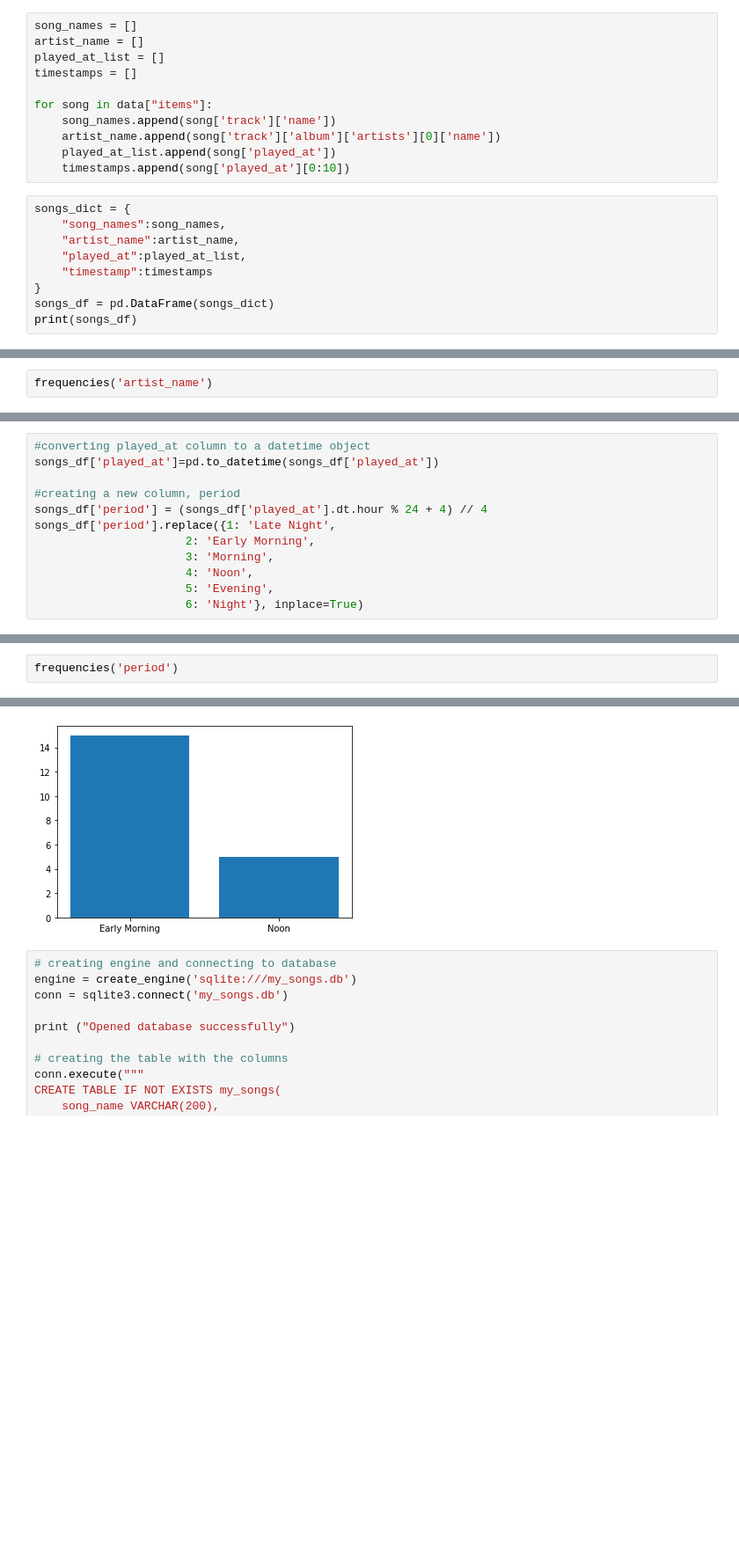
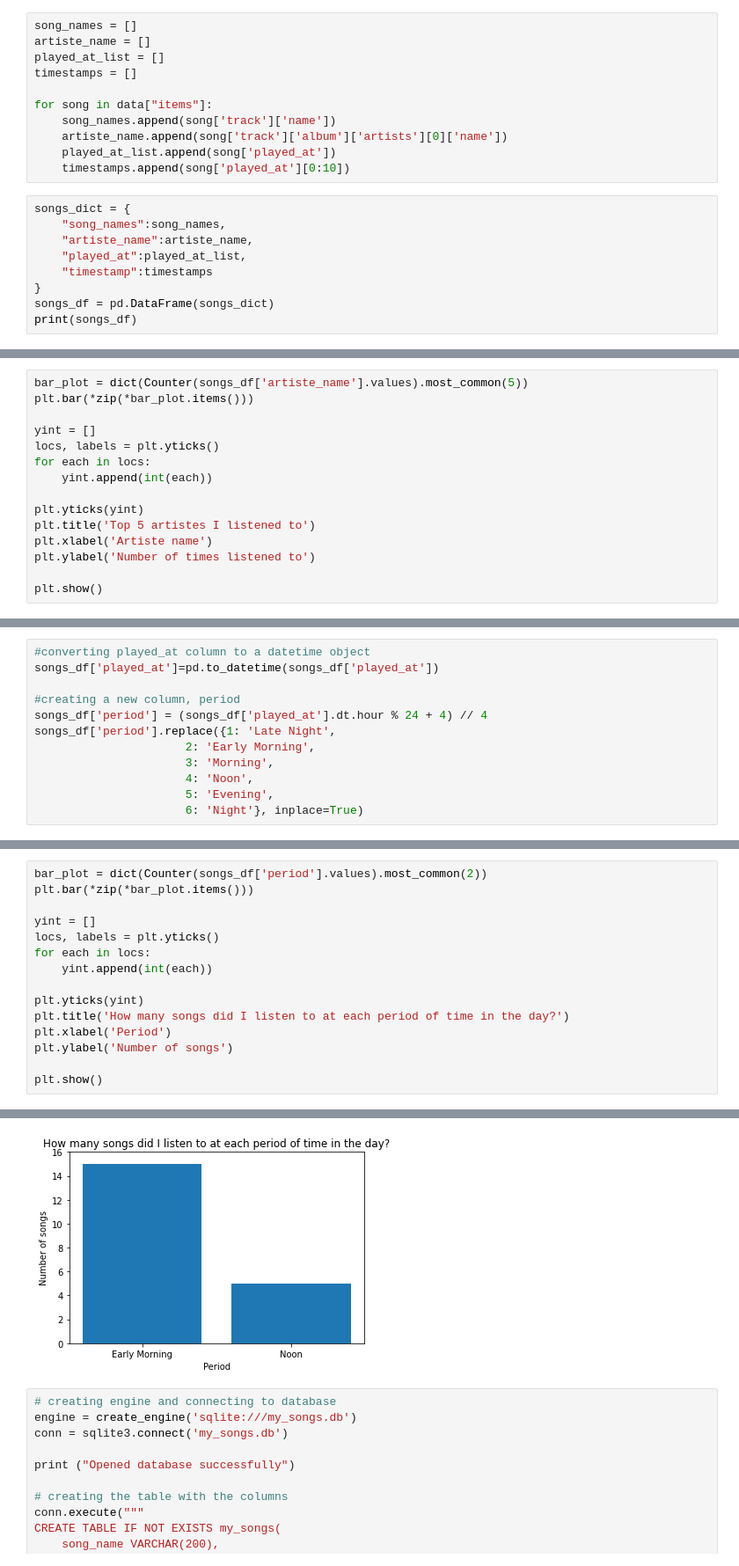
Before and after one commit to CliffLolo/ETL_Spotify, a Jupyter notebook: Scripts/etl.ipynb, the cells around one changed output, grey strips where cells are left out. Shown at 88% size. Saved outputs shown, nothing was run; the diff lists cells and outputs as text; blank space fills up the shorter version.

```diff
--- a/Scripts/etl.ipynb
+++ b/Scripts/etl.ipynb
@@ -92,18 +78,18 @@ data
 # %%
 song_names = []
-artist_name = []
+artiste_name = []
 played_at_list = []
 timestamps = []
 
 for song in data["items"]:
     song_names.append(song['track']['name'])
-    artist_name.append(song['track']['album']['artists'][0]['name'])
+    artiste_name.append(song['track']['album']['artists'][0]['name'])
     played_at_list.append(song['played_at'])
     timestamps.append(song['played_at'][0:10])
 # %%
 songs_dict = {
     "song_names":song_names,
-    "artist_name":artist_name,
+    "artiste_name":artiste_name,
     "played_at":played_at_list,
     "timestamp":timestamps
 }
@@ -182,5 +189,18 @@ Counter({'goosebumps': 1, 'through the late night': 1, 'coordinate': 1, 'way bac
 # %% [markdown]
 ## Who are the top 5 artistes I listened to?
 # %%
-frequencies('artist_name')
+bar_plot = dict(Counter(songs_df['artiste_name'].values).most_common(5))
+plt.bar(*zip(*bar_plot.items()))
+
+yint = []
+locs, labels = plt.yticks()
+for each in locs:
+    yint.append(int(each))
+
+plt.yticks(yint)
+plt.title('Top 5 artistes I listened to')
+plt.xlabel('Artiste name')
+plt.ylabel('Number of times listened to')
+
+plt.show()
 # %% [output]
@@ -211,5 +229,18 @@ songs_df.head()
 | 3 | way back | Travis Scott | 2021-06-06 15:03:38.695000+00:00 | 2021-06-06 | Noon |
 | 4 | the ends | Travis Scott | 2021-06-06 14:58:11.543000+00:00 | 2021-06-06 | Noon |
 # %%
-frequencies('period')
+bar_plot = dict(Counter(songs_df['period'].values).most_common(2))
+plt.bar(*zip(*bar_plot.items()))
+
+yint = []
+locs, labels = plt.yticks()
+for each in locs:
+    yint.append(int(each))
+
+plt.yticks(yint)
+plt.title('How many songs did I listen to at each period of time in the day?')
+plt.xlabel('Period')
+plt.ylabel('Number of songs')
+
+plt.show()
 # %% [output]
@@ -218,4 +247,4 @@ Counter({'Early Morning': 15, 'Noon': 5})
-[figure, old version]
+[figure, new version]
 # %%
 # creating engine and connecting to database
 engine = create_engine('sqlite:///my_songs.db')
```
Also changed, not shown: parts of 15 cells of this notebook, 2 other files.
